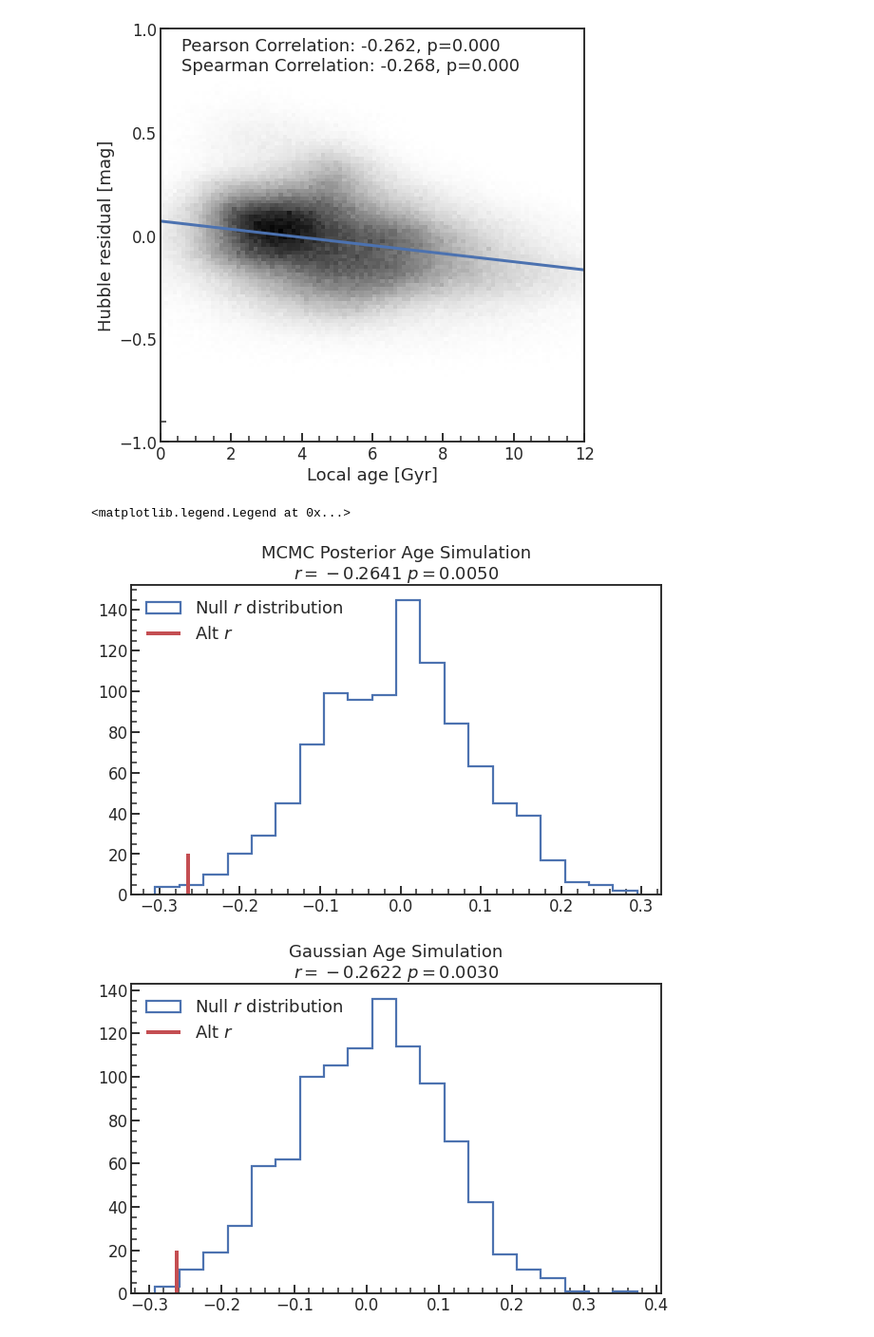
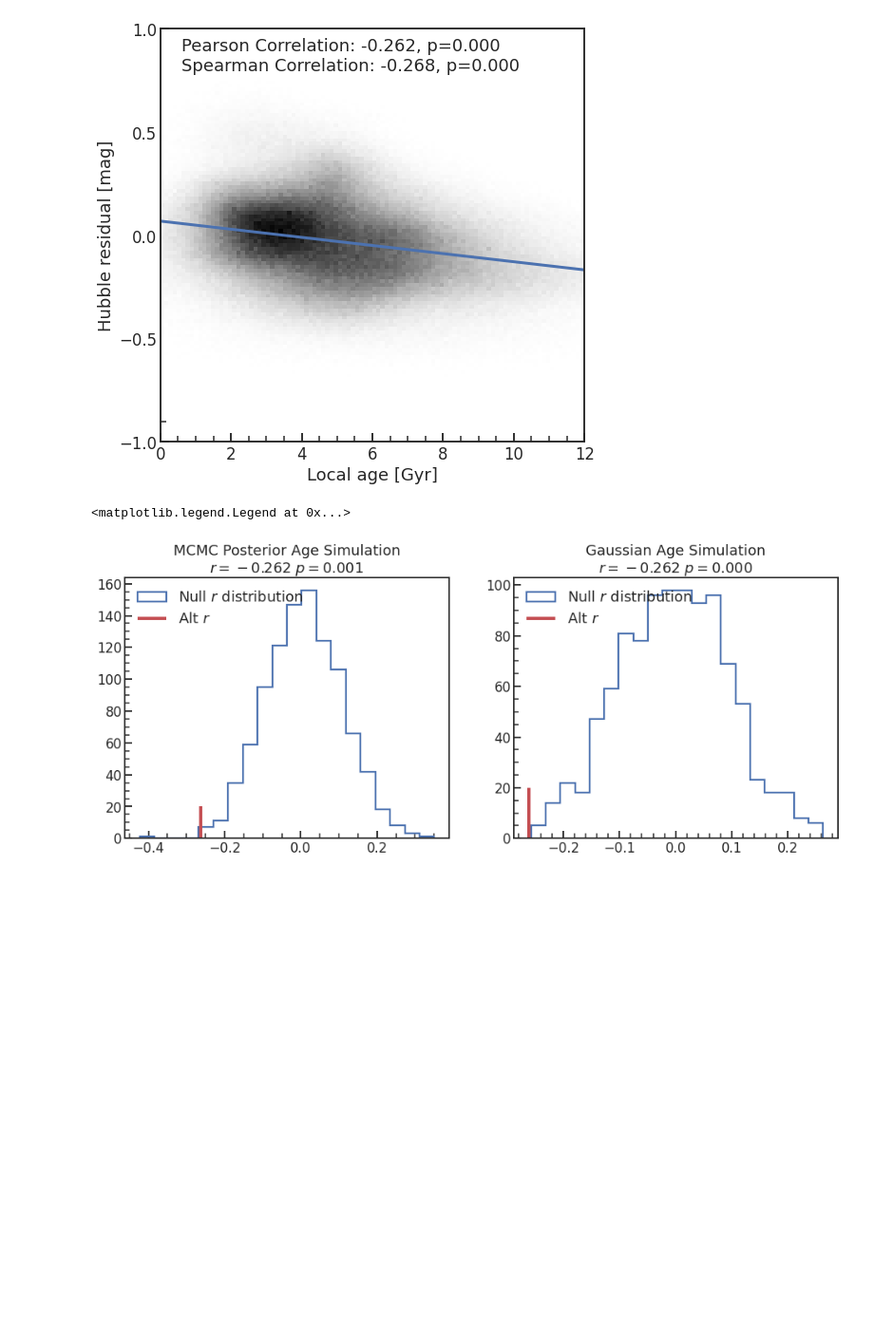
Before and after one commit to ketozhang/statistical-methods-on-sne-ia-luminosity-evolution, a Jupyter notebook: report.ipynb, the cells around one changed output. Shown at 95% size. Saved outputs shown, nothing was run; the diff lists cells and outputs as text; code cells hidden in the pictures; blank space fills up the shorter version.

```diff
--- a/report.ipynb
+++ b/report.ipynb
@@ -271,32 +277,33 @@ plt.yticks(np.arange(-1, 1.5, 0.5))
 # %%
 def correlation_test(x, y, corr_func=stats.pearsonr, sample_size=100, repetition=1000):
     """Test the significance of the correlation with null hypothesis of zero correlation"""
     corr = corr_func(x, y)[0] # We will ignore 2nd arg which is the p-value
 
     corr_samples = []
     for i in range(repetition):
         x_sample = np.random.choice(x, size=sample_size)
         y_sample = np.random.choice(y, size=sample_size)
         corr_sample = corr_func(x_sample, y_sample)[0]
         corr_samples.append(corr_sample)
 
     pvalue = np.mean(corr_samples <= corr)
     return corr, pvalue, corr_samples
 
-plt.figure()
+fig, axes = plt.subplots(nrows=1, ncols=2, figsize=(16, 6))
+
+ax = axes[0]
 _corr, _pvalue, _corr_samples = correlation_test(result_df['age'], result_df['hr'])
-plt.hist(_corr_samples, bins=20, histtype='step', label="Null $r$ distribution")
-plt.vlines(_corr, 0, 20, colors='r', label="Alt $r$")
-plt.title(f"MCMC Posterior Age Simulation\n$r={_corr:.4f}$ $p={_pvalue:.4f}$")
-plt.legend(loc='upper left')
+ax.hist(_corr_samples, bins=20, histtype='step', label="Null $r$ distribution")
+ax.vlines(_corr, 0, 20, colors='r', label="Alt $r$")
+ax.set_title(f"MCMC Posterior Age Simulation\n$r={_corr:.3f}$ $p={_pvalue:.3f}$")
+ax.legend(loc='upper left')
 
-plt.figure()
+ax = axes[1]
 _corr, _pvalue, _corr_samples = correlation_test(incorrect_result_df['age'], incorrect_result_df['hr'])
-plt.hist(_corr_samples, bins=20, histtype='step', label="Null $r$ distribution")
-plt.vlines(_corr, 0, 20, colors='r', label="Alt $r$")
-plt.title(f"Gaussian Age Simulation\n$r={_corr:.4f}$ $p={_pvalue:.4f}$")
-plt.legend(loc='upper left')
+ax.hist(_corr_samples, bins=20, histtype='step', label="Null $r$ distribution")
+ax.vlines(_corr, 0, 20, colors='r', label="Alt $r$")
+ax.set_title(f"Gaussian Age Simulation\n$r={_corr:.3f}$ $p={_pvalue:.3f}$")
+ax.legend(loc='upper left')
 # %% [output]
 <matplotlib.legend.Legend at 0x...>
-[figure, old version]
+[figure, new version]
-[figure, removed]
```
Also changed, not shown: parts of 5 cells of this notebook, 6 other files.
